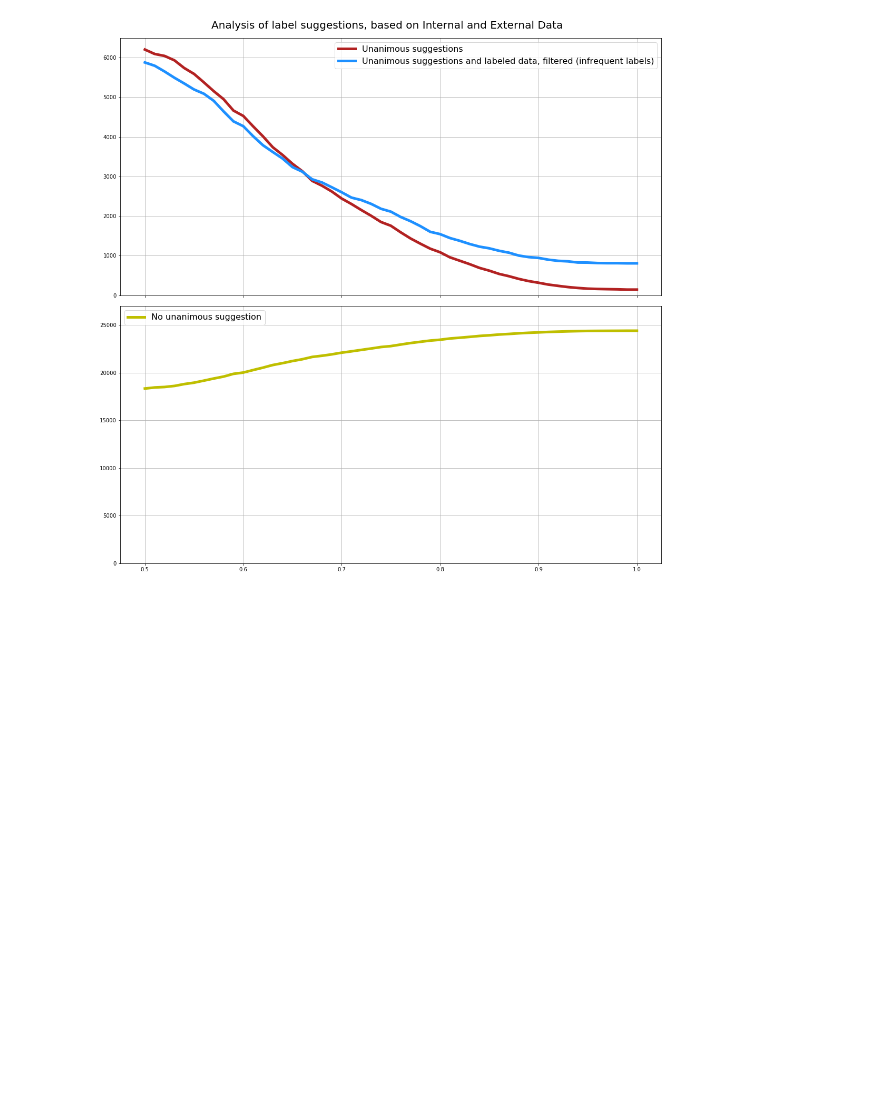
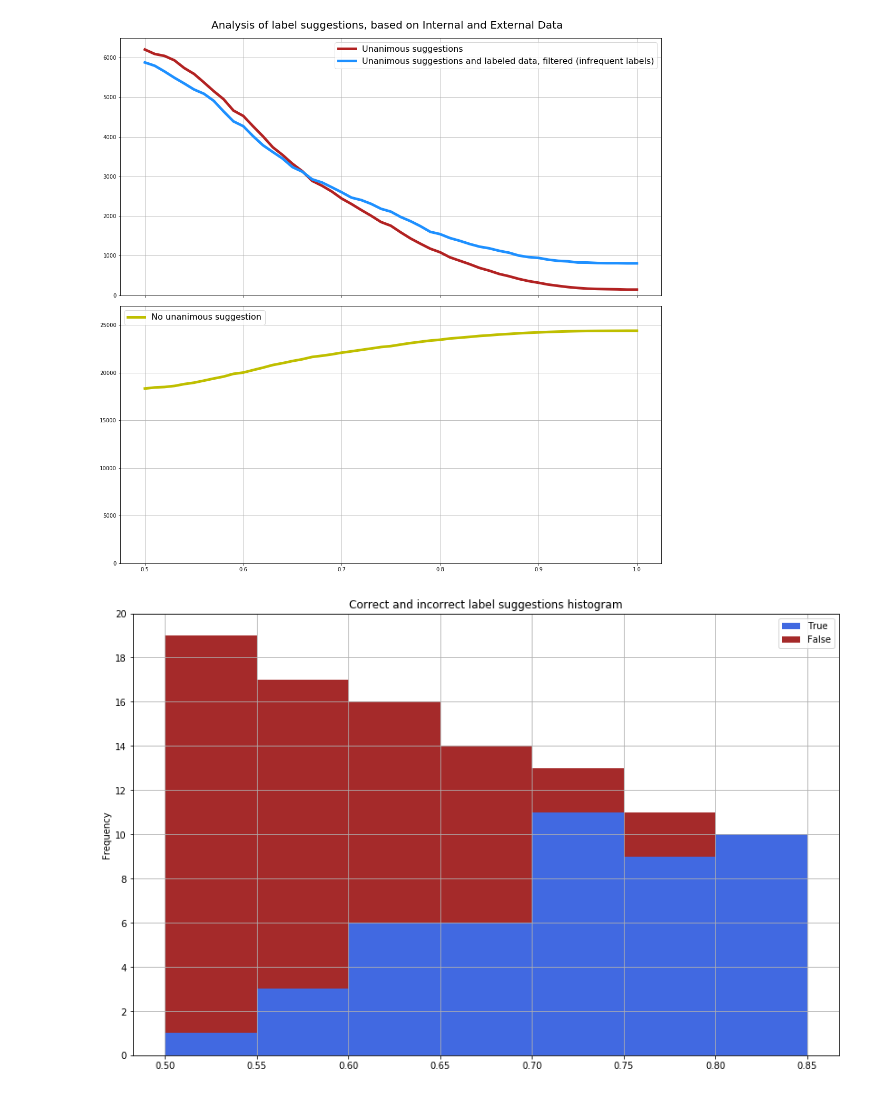
Before and after one commit to jraiskin/Automated_categorization_medication, a Jupyter notebook: plot_figures.ipynb, the cells around one changed output. Saved outputs shown, nothing was run; the diff lists cells and outputs as text; code cells hidden in the pictures; blank space fills up the shorter version.

Commit message:
added label suggestion analysis histogram plot

```diff
--- a/plot_figures.ipynb
+++ b/plot_figures.ipynb
@@ -548,3 +548,30 @@ plt.savefig(figure_dir + 'suggestion_analysis_external_counts.pdf', bbox_inches=
 # http://matplotlib.org/api/pyplot_api.html#matplotlib.pyplot.fill
 # example:
 # https://stackoverflow.com/questions/30209187/matplotlib-chart-area-vs-plot-area
+# %%
+"""
+Load Patrick's assessment from file.
+Plot and analyze the results, looking for an appropriate similarity threshold.
+"""
+
+fname_assessment_res = 'resources/Patricks_assessment_20170528_internal_data_WITH_SIM.csv'
+assessment_res = pd.read_csv(
+    fname_assessment_res,
+    delimiter=',',
+    header=0,
+    encoding='iso-8859-15', index_col='index')
+
+# resetting index, such that the new index follows the direction of similarity
+assessment_res = \
+    assessment_res.sort_values('similarity').reset_index(drop=True)
+
+
+assessment_grouped = \
+    assessment_res[['similarity', 'patricks_assessment']].\
+    groupby('patricks_assessment')
+
+
+# assessment_grouped = assessment_res.groupby('patricks_assessment')
+bins = lambda spread: \
+    np.linspace(0.5,0.85,
+                round((0.85-0.5)/spread)+1)
@@ -550,0 +584,17 @@ plt.savefig(figure_dir + 'suggestion_analysis_external_counts.pdf', bbox_inches=
+# %%
+pd.DataFrame(OrderedDict([
+    ('True', assessment_grouped.get_group(1).similarity),
+    ('False', assessment_grouped.get_group(0).similarity)]
+    ))\
+    .plot.hist(stacked=True,
+               bins=bins(0.05),
+               figsize=(14, 9),
+               color=['royalblue', 'brown'],
+               title='Correct and incorrect label suggestions histogram',
+               grid=True,
+               yticks = range(0,21, 2)
+)
+
+plt.savefig(figure_dir + 'suggestion_feedback_hist.pdf', bbox_inches='tight')
+# %% [output]
+[figure, added]
```
Also changed, not shown: parts of 1 cell of this notebook.
